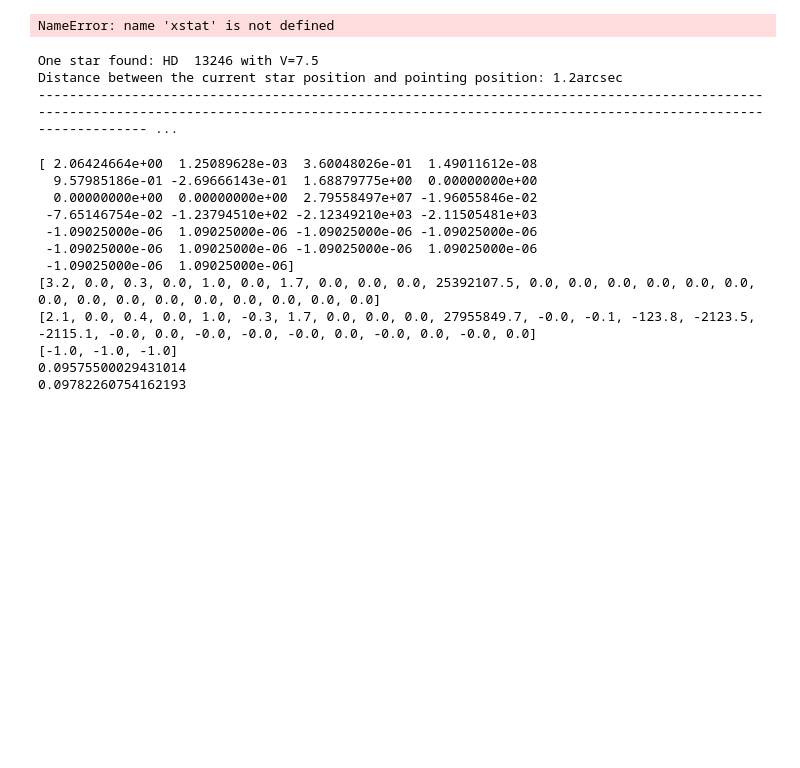
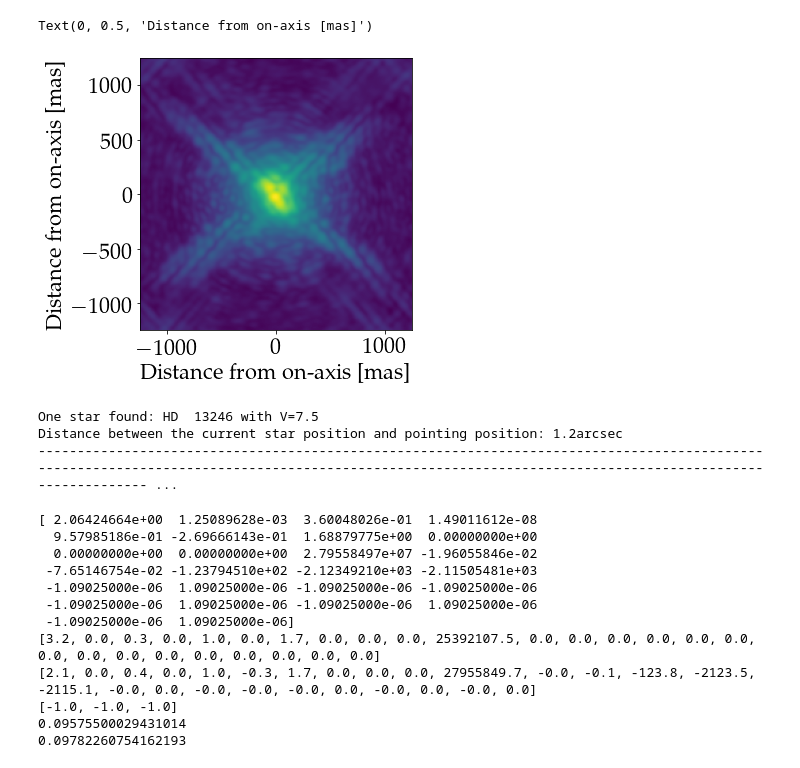
Before and after one commit to astro-tiptop/P3, a Jupyter notebook: examples/fit_IRDIS.ipynb, the cells around one changed output. Cells and saved outputs as stored; diff of their text form; code cells hidden in the pictures; blank space fills up the shorter version.

```diff
--- a/examples/fit_IRDIS.ipynb
+++ b/examples/fit_IRDIS.ipynb
@@ -29,7 +29,7 @@ plt.rcParams.update({
 path_save = '/home/omartin/Projects/PREDICTION/'
 # %%
 # PARAMETERS FILE
-path_ini = '/home/omartin/Projects/P3/parFiles/irdis.ini'
+path_ini = '/home/omartin/Projects/PREDICTION/CODES/irdis.ini'
 parser = ConfigParser()
 parser.optionxform = str
 parser.read(path_ini)
@@ -38,15 +38,17 @@ xout  = np.zeros(23)
 # %%
 # TESTING THE MODEL
 psfao = psfao21(path_ini)
+xstat = list(np.random.randn(12)*400)
 psf   = psfao([0.7,1e-8,1,1e-3,1,0,1.7,0,0,0,1,0,0,0] + xstat)
 fov   = 12.5 * psf.shape[0]
 xstat = [0,0,0,0,500,100,100,500,0,0,0,0]
-plt.figure(figsize=(10,10))
+plt.figure(figsize=(5,5))
 plt.imshow(np.log10(psf),extent=[-fov/2,fov/2,-fov/2,fov/2])
 plt.xlabel('Distance from on-axis [mas]')
 plt.ylabel('Distance from on-axis [mas]')
 # %% [output]
-NameError: name 'xstat' is not defined
+Text(0, 0.5, 'Distance from on-axis [mas]')
+[figure, added]
 # %%
 names=['YYMMDDHHMMSS','MEAN WAVELENGTH [µm]','BANDWIDTH [µm]','V MAG','R MAG','J MAG','H MAG','K MAG',\
        'tau0 [s]','wDir [deg]','wSpeed [m/s]','RHUM [%]','PRESSURE [?]','FWHM_query [as]','FWHM [as]','FWHMLIN [as]','FWHMLINOBS [as]','SRMIN','SRMAX','SRMEAN',\
```
Also changed, not shown: 4 other files.
